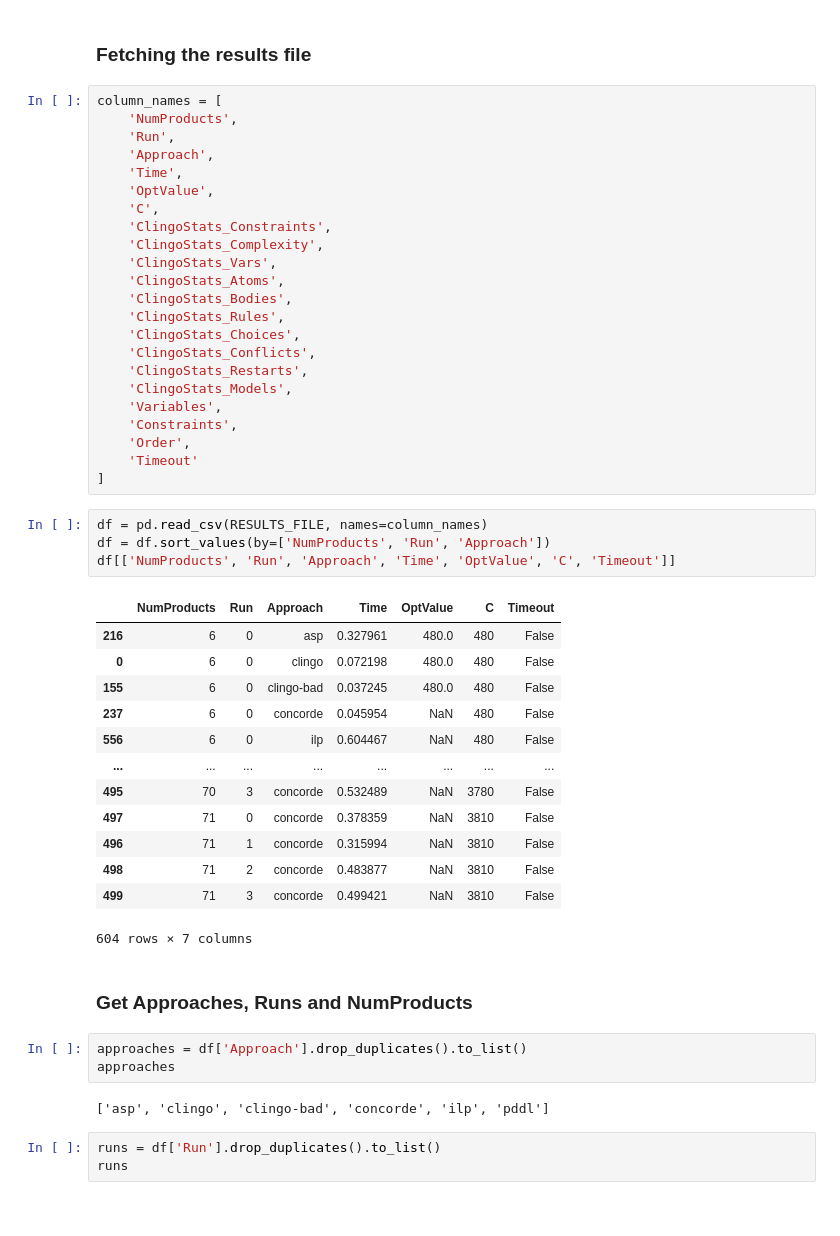
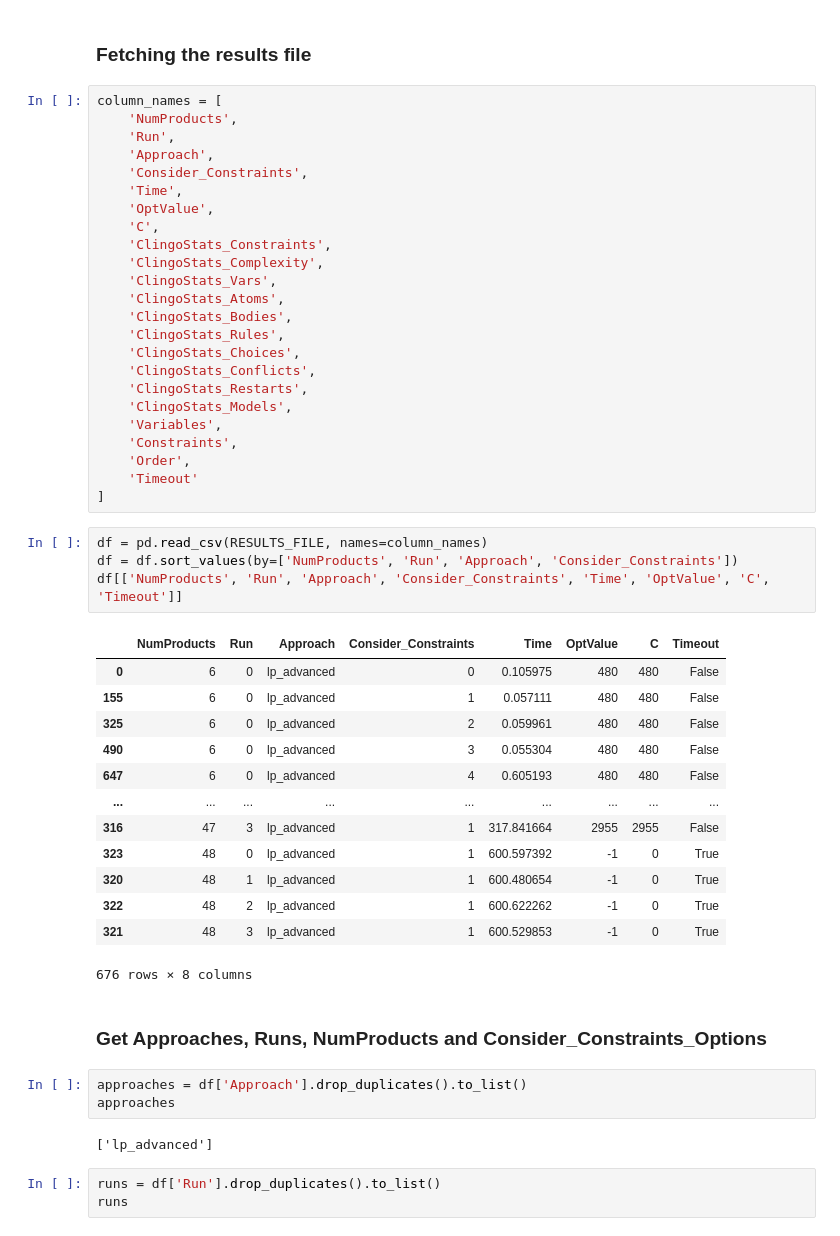
Before and after one commit to dim35216/product-ordering, a Jupyter notebook: src/experiment/visualize.ipynb, the cells around one changed output. Drawn from its saved outputs; the diff is of its cells as text.

```diff
--- a/src/experiment/visualize.ipynb
+++ b/src/experiment/visualize.ipynb
@@ -14,6 +14,7 @@ column_names = [
     'NumProducts',
     'Run',
     'Approach',
+    'Consider_Constraints',
     'Time',
     'OptValue',
     'C',
@@ -34,29 +35,29 @@ column_names = [
 ]
 # %%
 df = pd.read_csv(RESULTS_FILE, names=column_names)
-df = df.sort_values(by=['NumProducts', 'Run', 'Approach'])
-df[['NumProducts', 'Run', 'Approach', 'Time', 'OptValue', 'C', 'Timeout']]
+df = df.sort_values(by=['NumProducts', 'Run', 'Approach', 'Consider_Constraints'])
+df[['NumProducts', 'Run', 'Approach', 'Consider_Constraints', 'Time', 'OptValue', 'C', 'Timeout']]
 # %% [output]
-|  | NumProducts | Run | Approach | Time | OptValue | C | Timeout |
-| 216 | 6 | 0 | asp | 0.327961 | 480.0 | 480 | False |
-| 0 | 6 | 0 | clingo | 0.072198 | 480.0 | 480 | False |
-| 155 | 6 | 0 | clingo-bad | 0.037245 | 480.0 | 480 | False |
-| 237 | 6 | 0 | concorde | 0.045954 | NaN | 480 | False |
-| 556 | 6 | 0 | ilp | 0.604467 | NaN | 480 | False |
-| ... | ... | ... | ... | ... | ... | ... | ... |
-| 495 | 70 | 3 | concorde | 0.532489 | NaN | 3780 | False |
-| 497 | 71 | 0 | concorde | 0.378359 | NaN | 3810 | False |
-| 496 | 71 | 1 | concorde | 0.315994 | NaN | 3810 | False |
-| 498 | 71 | 2 | concorde | 0.483877 | NaN | 3810 | False |
-| 499 | 71 | 3 | concorde | 0.499421 | NaN | 3810 | False |
+|  | NumProducts | Run | Approach | Consider_Constraints | Time | OptValue | C | Timeout |
+| 0 | 6 | 0 | lp_advanced | 0 | 0.105975 | 480 | 480 | False |
+| 155 | 6 | 0 | lp_advanced | 1 | 0.057111 | 480 | 480 | False |
+| 325 | 6 | 0 | lp_advanced | 2 | 0.059961 | 480 | 480 | False |
+| 490 | 6 | 0 | lp_advanced | 3 | 0.055304 | 480 | 480 | False |
+| 647 | 6 | 0 | lp_advanced | 4 | 0.605193 | 480 | 480 | False |
+| ... | ... | ... | ... | ... | ... | ... | ... | ... |
+| 316 | 47 | 3 | lp_advanced | 1 | 317.841664 | 2955 | 2955 | False |
+| 323 | 48 | 0 | lp_advanced | 1 | 600.597392 | -1 | 0 | True |
+| 320 | 48 | 1 | lp_advanced | 1 | 600.480654 | -1 | 0 | True |
+| 322 | 48 | 2 | lp_advanced | 1 | 600.622262 | -1 | 0 | True |
+| 321 | 48 | 3 | lp_advanced | 1 | 600.529853 | -1 | 0 | True |
-604 rows × 7 columns
+676 rows × 8 columns
 # %% [markdown]
-### Get Approaches, Runs and NumProducts
+### Get Approaches, Runs, NumProducts and Consider_Constraints_Options
 # %%
 approaches = df['Approach'].drop_duplicates().to_list()
 approaches
 # %% [output]
-['asp', 'clingo', 'clingo-bad', 'concorde', 'ilp', 'pddl']
+['lp_advanced']
 # %%
 runs = df['Run'].drop_duplicates().to_list()
 runs
```
Also changed, not shown: parts of 6 cells of this notebook, 4 other files.
